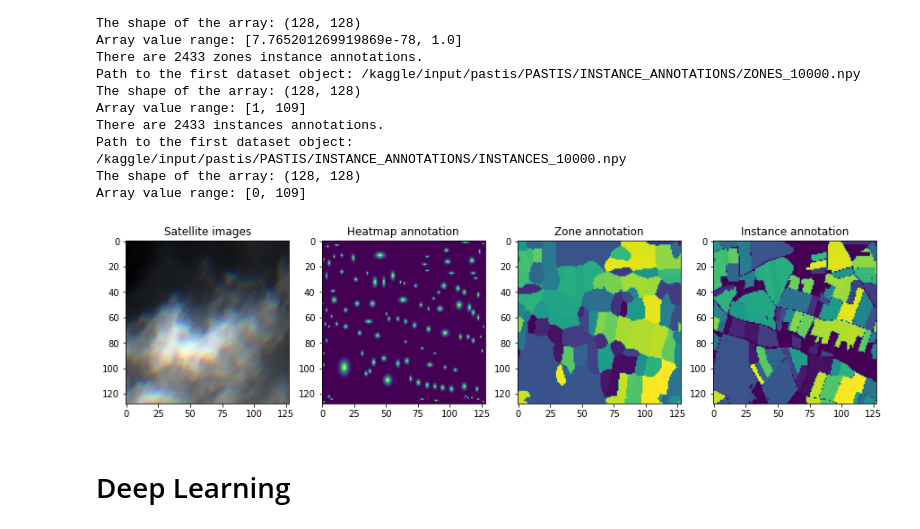
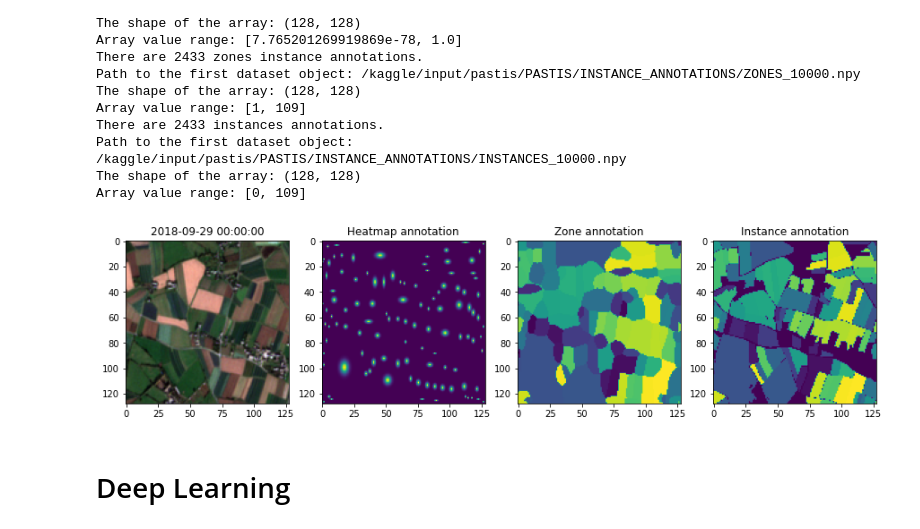
Before and after one commit to saikia2026/analysis_O1, a Jupyter notebook: pastis-2d-unet-convlstm.ipynb, the cells around one changed output. Saved outputs shown, nothing was run; the diff lists cells and outputs as text; code cells hidden in the pictures.

```diff
--- a/pastis-2d-unet-convlstm.ipynb
+++ b/pastis-2d-unet-convlstm.ipynb
@@ -335,18 +337,20 @@ The shape of the array: (128, 128)
 Array value range: [0, 109]
 # %%
 f,axs = plt.subplots(1, 4, figsize=(15, 25))
-axs[0].imshow(get_rgb(time_series))
-axs[0].set_title('Satellite images')
+# axs[0].imshow(get_rgb(time_series))
+# axs[0].set_title('Satellite images')
+axs[0].imshow(get_rgb(time_series, t_show=7))
+axs[0].set_title(f"{metadata[f'{1}_date']}")
 axs[1].imshow(heatmap_annotation)
 axs[1].set_title('Heatmap annotation')
 axs[2].imshow(zone_annotation)
 axs[2].set_title('Zone annotation')
 axs[3].imshow(instance_annotation)
 axs[3].set_title('Instance annotation')
 
 plt.show()
 # %% [output]
-[figure, old version]
+[figure, new version]
 # %% [markdown]
 # Deep Learning
 # %% [markdown]
```
Also changed, not shown: parts of 1 cell of this notebook.
